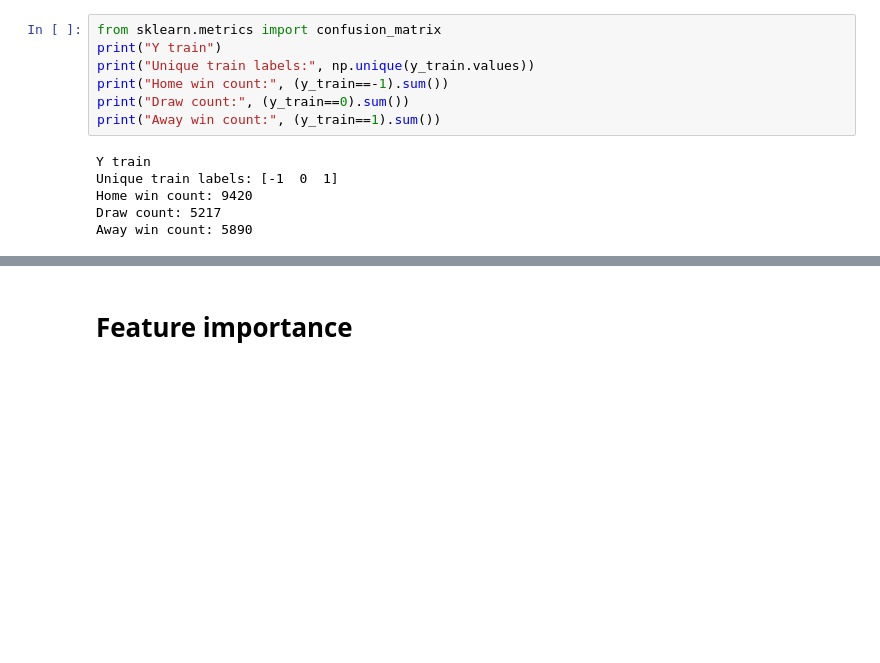
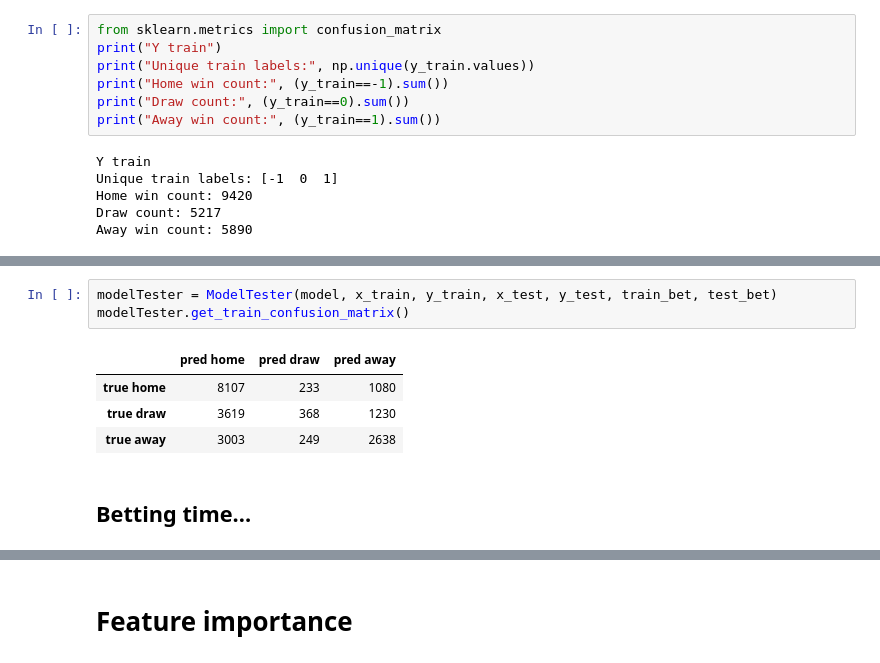
Before and after one commit to raedovj/NN19_Project_Football, a Jupyter notebook: predictions_fit_all_data.ipynb, the cells around one changed output, grey strips where cells are left out. Drawn from its saved outputs; the diff is of its cells as text; blank space fills up the shorter version.

```diff
--- a/predictions_fit_all_data.ipynb
+++ b/predictions_fit_all_data.ipynb
@@ -262,0 +187,10 @@ Agency BS,      win amount: 1632.55
+# %%
+modelTester = ModelTester(model, x_train, y_train, x_test, y_test, train_bet, test_bet)
+modelTester.get_train_confusion_matrix()
+# %% [output]
+|  | pred home | pred draw | pred away |
+| true home | 8107 | 233 | 1080 |
+| true draw | 3619 | 368 | 1230 |
+| true away | 3003 | 249 | 2638 |
+# %% [markdown]
+## Betting time...
```
Also changed, not shown: parts of 22 cells of this notebook, 1 other file.
